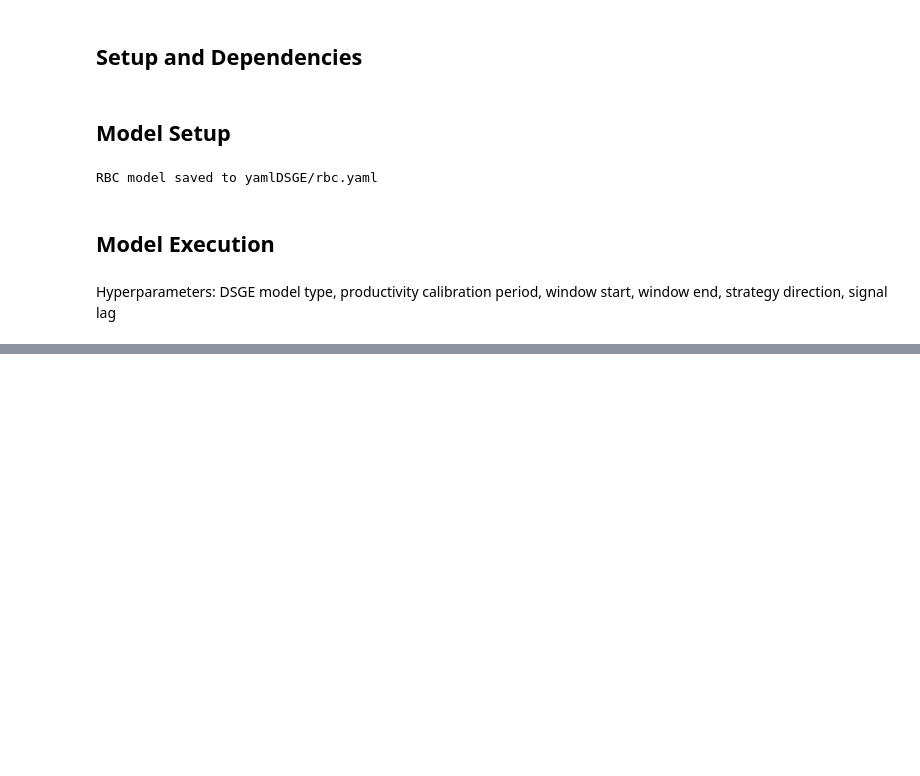
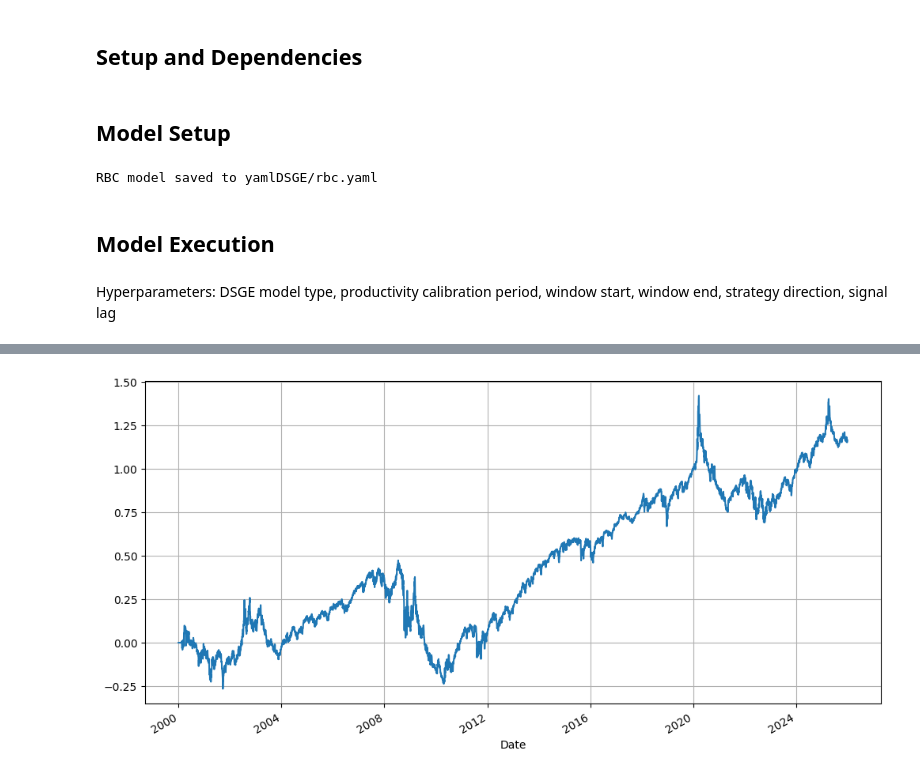
Before and after one commit to afoster28/dsge_trading, a Jupyter notebook: Model/DSGE_Strategy_v4.ipynb, the cells around one changed output, grey strips where cells are left out. Saved outputs shown, nothing was run; the diff lists cells and outputs as text; code cells hidden in the pictures; blank space fills up the shorter version.

```diff
--- a/Model/DSGE_Strategy_v4.ipynb
+++ b/Model/DSGE_Strategy_v4.ipynb
@@ -403,7 +403,7 @@ class Model(Modifications):
 
         return results
 
-    def run_strategy(self, signals, signal_lag, window_gdp_start, window_gdp_end):
+    def run_strategy(self, signals, signal_lag, window_gdp_start, window_gdp_end, leverage):
         # Delay signals by a particular number of business days to account for lag in GDP and productivity data availability
         signals_actual = signals.copy()
         signals_actual.index += pd.offsets.CustomBusinessDay(n=signal_lag, holidays=self.holidays)
@@ -418,8 +418,8 @@ class Model(Modifications):
 
         asset_ret_lagged_df = asset_ret_df[["pos_mom", "pos_mr"]].shift()
         pnl = asset_ret_df[["Return"]].join(asset_ret_lagged_df).fillna(0)
-        pnl["pnl_mom"] = pnl["Return"] * pnl["pos_mom"]
-        pnl["pnl_mr"] = pnl["Return"] * pnl["pos_mr"]
+        pnl["pnl_mom"] = pnl["Return"] * pnl["pos_mom"] * leverage
+        pnl["pnl_mr"] = pnl["Return"] * pnl["pos_mr"] * leverage
 
         results_mom = self.summarise_results(asset_ret_df["pos_mom"], pnl["pnl_mom"], "mom")
         results_mr = self.summarise_results(asset_ret_df["pos_mr"], pnl["pnl_mr"], "mr")
@@ -440,23 +440,30 @@ model_types = ["rbc"]
 data_lengths = [5, 10, 20]
 windows = [
     [dt.date(1999, 12, 31), dt.date(2025, 9, 30)],
-    [dt.date(1999, 12, 31), dt.date(2007, 12, 31)],
-    [dt.date(2007, 12, 31), dt.date(2009, 12, 31)],
-    [dt.date(2009, 12, 31), dt.date(2019, 12, 31)],
-    [dt.date(2019, 12, 31), dt.date(2022, 12, 31)],
-    [dt.date(2022, 12, 31), dt.date(2025, 9, 30)],
+    # [dt.date(1999, 12, 31), dt.date(2007, 12, 31)],
+    # [dt.date(2007, 12, 31), dt.date(2009, 12, 31)],
+    # [dt.date(2009, 12, 31), dt.date(2019, 12, 31)],
+    # [dt.date(2019, 12, 31), dt.date(2022, 12, 31)],
+    # [dt.date(2022, 12, 31), dt.date(2025, 9, 30)],
 ]
 signal_lags = [10, 20, 30]
+leverage_cases = [1, 2]
 
 results = {}
 for model_type in model_types:
     for data_length in data_lengths:
         for window in windows:
             for signal_lag in signal_lags:
-                if not ((data_length == 20) & (window[0] < dt.date(2009, 12, 31))): # GDP data is unavailable before 1989-12-29 so avoid sourcing data before then
-                    signals = rbc.generate_signals(data_length, window[0], window[1])
-                    strategy = rbc.run_strategy(signals, signal_lag, window[0], window[1])
-                    results[model_type + "_" + str(data_length) + "calib_" + str(window[0]) + "_" + str(window[1]) + "_" + str(signal_lag) + "lag"] = {"signals": signals, "strategy": strategy}
+                for leverage in leverage_cases:
+                    if not ((data_length == 20) & (window[0] < dt.date(2009, 12, 31))): # GDP data is unavailable before 1989-12-29 so avoid sourcing data before then
+                        signals = rbc.generate_signals(data_length, window[0], window[1])
+                        strategy = rbc.run_strategy(signals, signal_lag, window[0], window[1], leverage)
+
+                        key = model_type + "_" + str(data_length) + "calib_" + str(window[0]) + "_" + str(window[1]) + "_" + str(signal_lag) + "lag"
+                        if leverage > 1:
+                            key += str(leverage) + "lev"
+
+                        results[key] = {"signals": signals, "strategy": strategy}
 # %% [output]
 window_prod:
 
@@ -503,0 +536,4 @@ pnls
+# %%
+results["rbc_10calib_1999-12-31_2025-09-30_30lag"]["strategy"]["fig_pnl_cumsum_mr"]
+# %% [output]
+[figure, added]
```
Also changed, not shown: parts of 12 cells of this notebook.
